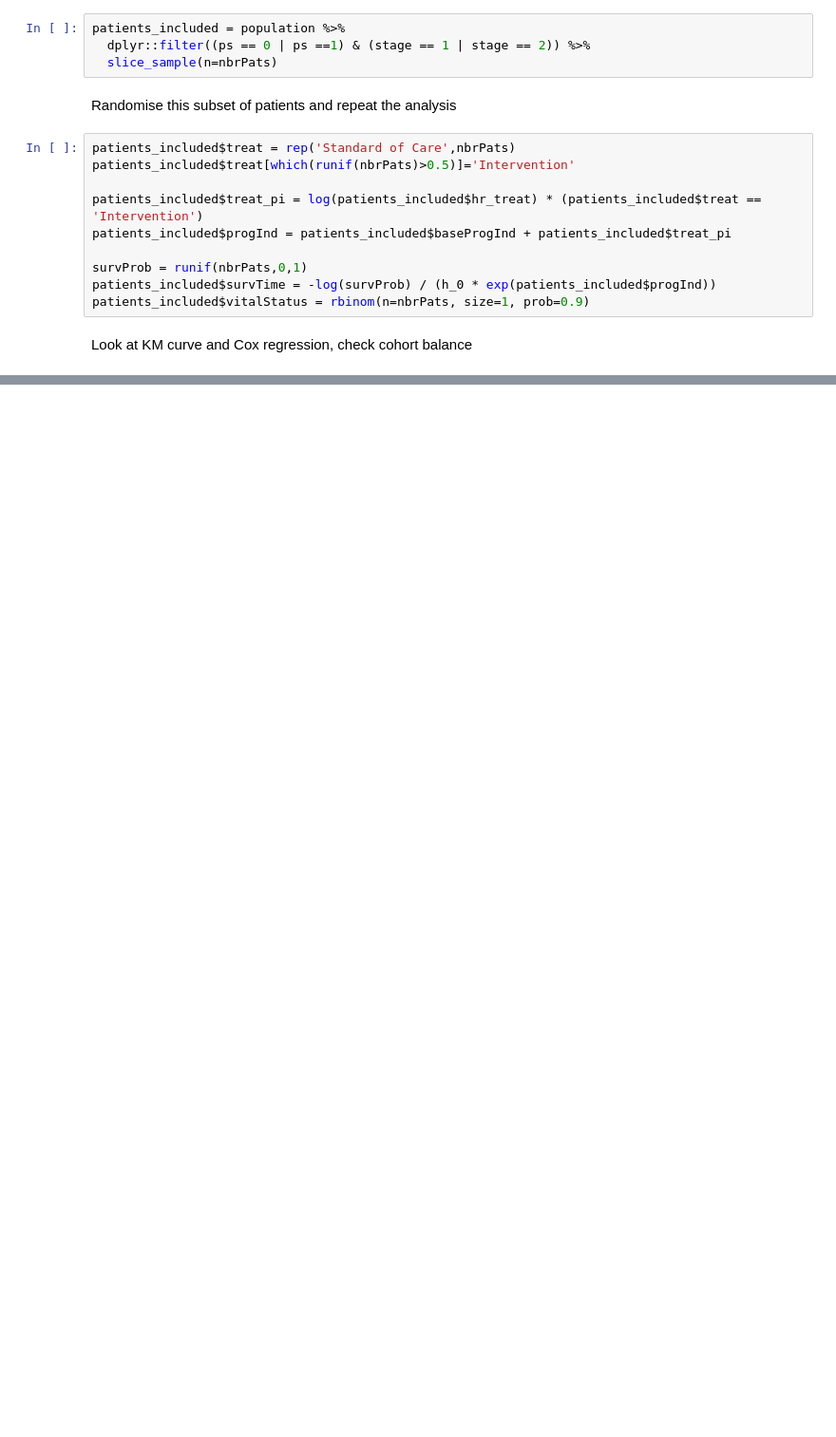
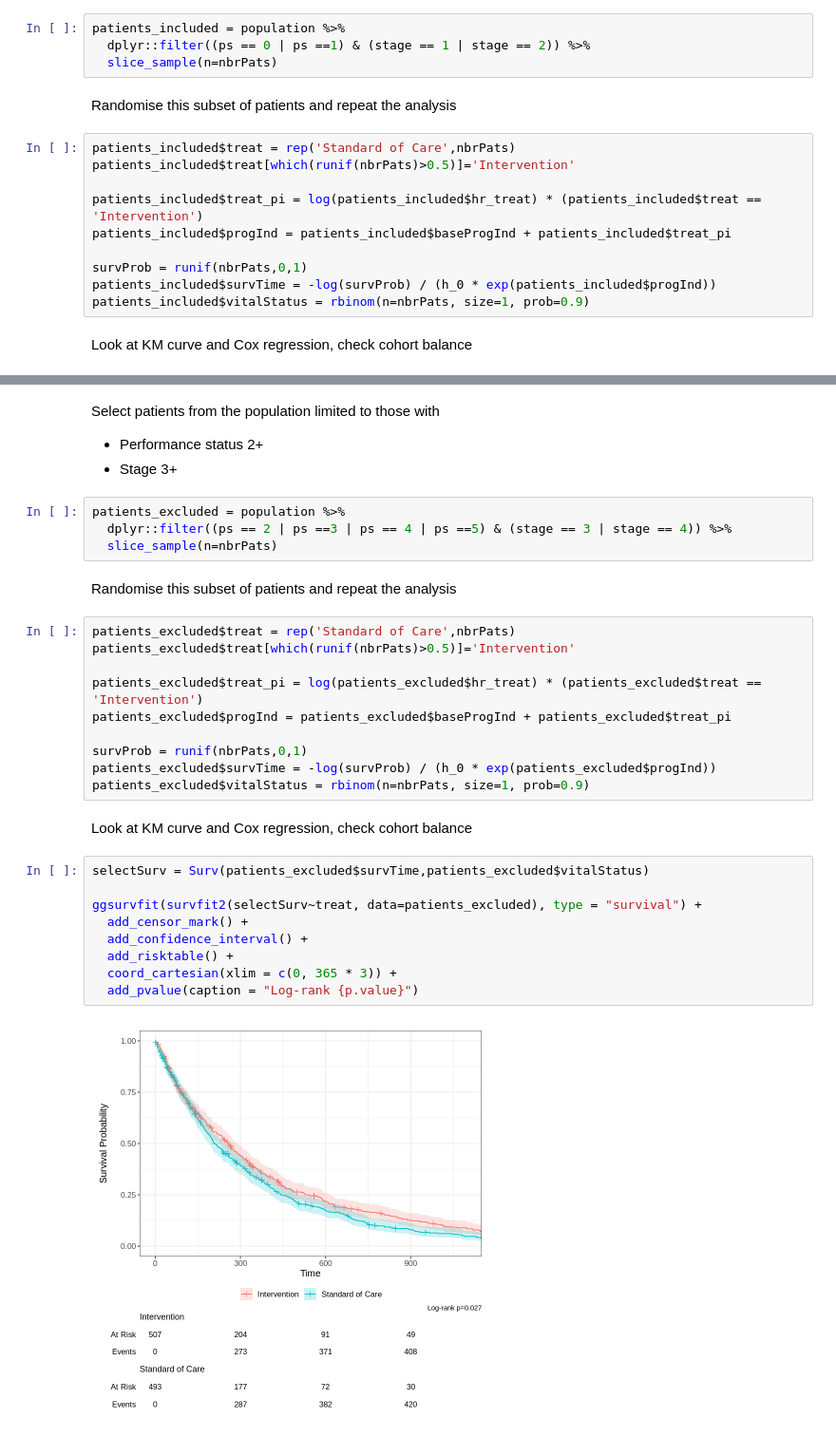
Before and after one commit to gpricechristie/introductionToClinicalTrials, a Jupyter notebook: simulateTrials.ipynb, the cells around one changed output, grey strips where cells are left out. Shown at 95% size. Drawn from its saved outputs; the diff is of its cells as text; blank space fills up the shorter version.

```diff
--- a/simulateTrials.ipynb
+++ b/simulateTrials.ipynb
@@ -310,0 +451,33 @@ summary(selectCox)
+# %% [markdown]
+Select patients from the population limited to those with
+* Performance status 2+
+* Stage 3+
+# %%
+patients_excluded = population %>%
+  dplyr::filter((ps == 2 | ps ==3 | ps == 4 | ps ==5) & (stage == 3 | stage == 4)) %>%
+  slice_sample(n=nbrPats)
+# %% [markdown]
+Randomise this subset of patients and repeat the analysis
+# %%
+patients_excluded$treat = rep('Standard of Care',nbrPats)
+patients_excluded$treat[which(runif(nbrPats)>0.5)]='Intervention'
+
+patients_excluded$treat_pi = log(patients_excluded$hr_treat) * (patients_excluded$treat == 'Intervention')
+patients_excluded$progInd = patients_excluded$baseProgInd + patients_excluded$treat_pi
+
+survProb = runif(nbrPats,0,1)
+patients_excluded$survTime = -log(survProb) / (h_0 * exp(patients_excluded$progInd))
+patients_excluded$vitalStatus = rbinom(n=nbrPats, size=1, prob=0.9)
+# %% [markdown]
+Look at KM curve and Cox regression, check cohort balance
+# %%
+selectSurv = Surv(patients_excluded$survTime,patients_excluded$vitalStatus)
+
+ggsurvfit(survfit2(selectSurv~treat, data=patients_excluded), type = "survival") +
+  add_censor_mark() +
+  add_confidence_interval() +
+  add_risktable() +
+  coord_cartesian(xlim = c(0, 365 * 3)) +
+  add_pvalue(caption = "Log-rank {p.value}")
+# %% [output]
+[figure, added]
```
Also changed, not shown: parts of 21 cells of this notebook.
